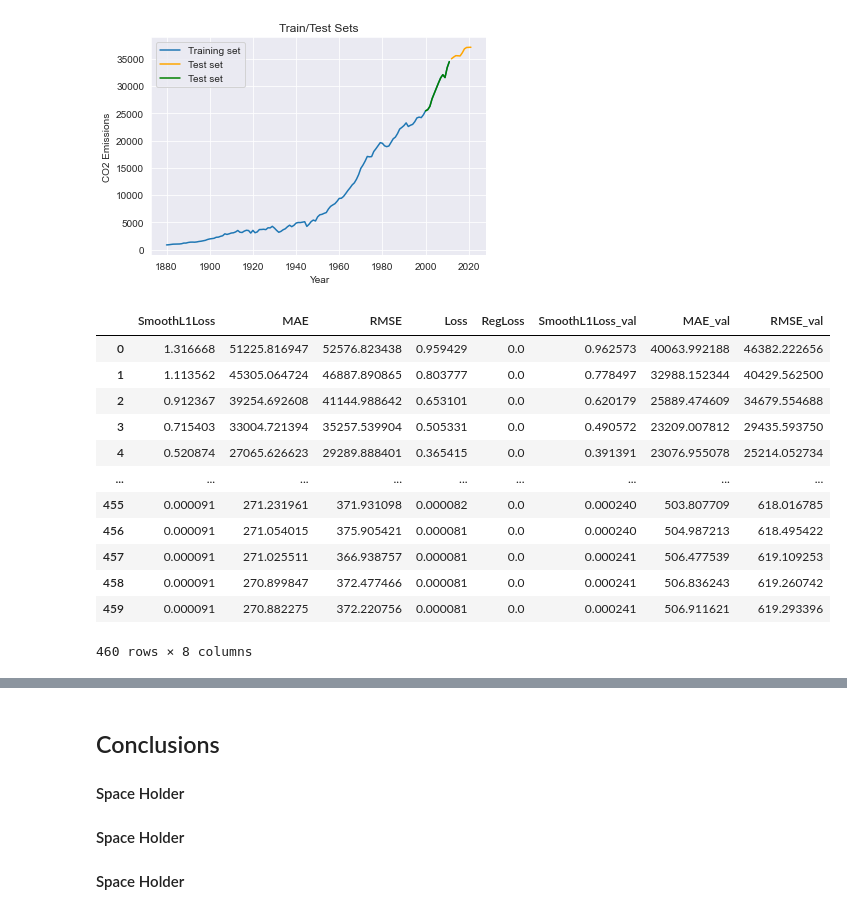
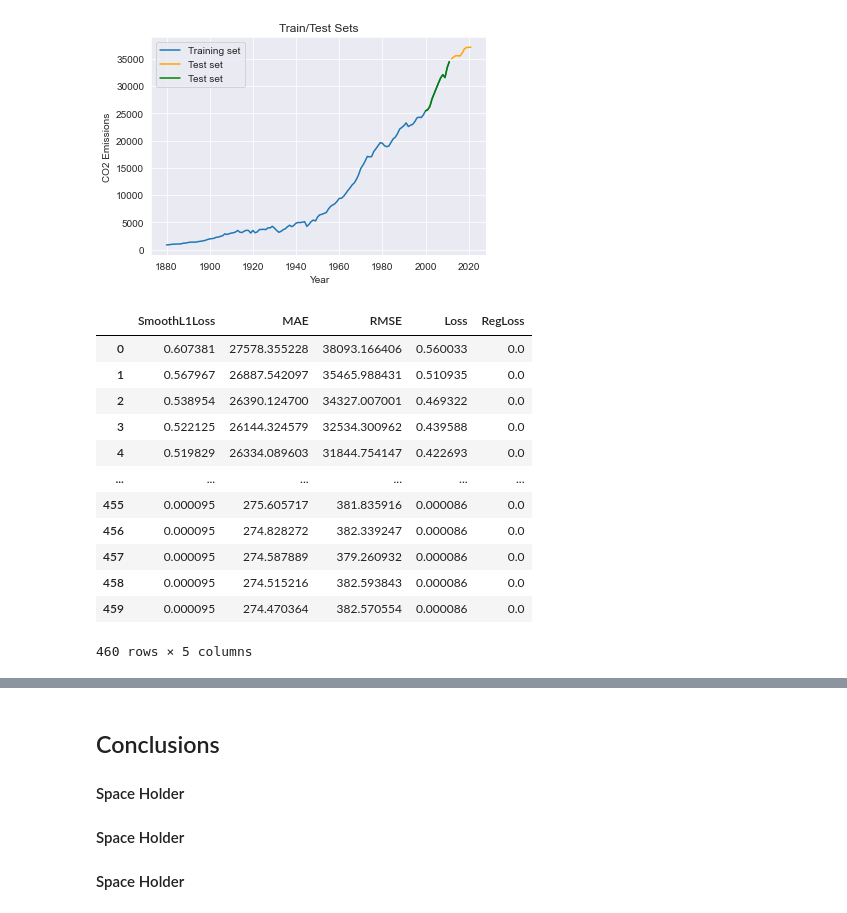
Before and after one commit to cmhollman/emissions_project, a Jupyter notebook: time_series_notebook.ipynb, the cells around one changed output, grey strips where cells are left out. Cells and saved outputs as stored; diff of their text form; code cells hidden in the pictures.

```diff
--- a/time_series_notebook.ipynb
+++ b/time_series_notebook.ipynb
@@ -95,18 +96,18 @@ plt.legend();
 [figure]
 # %%
 m1 = NeuralProphet(changepoints_range =.9,n_forecasts=2,n_lags=1)
-m1.fit(ts_train, validation_df=ts_val, freq = 'YS')
+m1.fit(ts_train, freq = 'YS')
 # %% [output]
-|  | SmoothL1Loss | MAE | RMSE | Loss | RegLoss | SmoothL1Loss_val | MAE_val | RMSE_val |
-| 0 | 1.316668 | 51225.816947 | 52576.823438 | 0.959429 | 0.0 | 0.962573 | 40063.992188 | 46382.222656 |
-| 1 | 1.113562 | 45305.064724 | 46887.890865 | 0.803777 | 0.0 | 0.778497 | 32988.152344 | 40429.562500 |
-| 2 | 0.912367 | 39254.692608 | 41144.988642 | 0.653101 | 0.0 | 0.620179 | 25889.474609 | 34679.554688 |
-| 3 | 0.715403 | 33004.721394 | 35257.539904 | 0.505331 | 0.0 | 0.490572 | 23209.007812 | 29435.593750 |
-| 4 | 0.520874 | 27065.626623 | 29289.888401 | 0.365415 | 0.0 | 0.391391 | 23076.955078 | 25214.052734 |
-| ... | ... | ... | ... | ... | ... | ... | ... | ... |
-| 455 | 0.000091 | 271.231961 | 371.931098 | 0.000082 | 0.0 | 0.000240 | 503.807709 | 618.016785 |
-| 456 | 0.000091 | 271.054015 | 375.905421 | 0.000081 | 0.0 | 0.000240 | 504.987213 | 618.495422 |
-| 457 | 0.000091 | 271.025511 | 366.938757 | 0.000081 | 0.0 | 0.000241 | 506.477539 | 619.109253 |
-| 458 | 0.000091 | 270.899847 | 372.477466 | 0.000081 | 0.0 | 0.000241 | 506.836243 | 619.260742 |
-| 459 | 0.000091 | 270.882275 | 372.220756 | 0.000081 | 0.0 | 0.000241 | 506.911621 | 619.293396 |
+|  | SmoothL1Loss | MAE | RMSE | Loss | RegLoss |
+| 0 | 0.607381 | 27578.355228 | 38093.166406 | 0.560033 | 0.0 |
+| 1 | 0.567967 | 26887.542097 | 35465.988431 | 0.510935 | 0.0 |
+| 2 | 0.538954 | 26390.124700 | 34327.007001 | 0.469322 | 0.0 |
+| 3 | 0.522125 | 26144.324579 | 32534.300962 | 0.439588 | 0.0 |
+| 4 | 0.519829 | 26334.089603 | 31844.754147 | 0.422693 | 0.0 |
+| ... | ... | ... | ... | ... | ... |
+| 455 | 0.000095 | 275.605717 | 381.835916 | 0.000086 | 0.0 |
+| 456 | 0.000095 | 274.828272 | 382.339247 | 0.000086 | 0.0 |
+| 457 | 0.000095 | 274.587889 | 379.260932 | 0.000086 | 0.0 |
+| 458 | 0.000095 | 274.515216 | 382.593843 | 0.000086 | 0.0 |
+| 459 | 0.000095 | 274.470364 | 382.570554 | 0.000086 | 0.0 |
-460 rows × 8 columns
+460 rows × 5 columns
```
Also changed, not shown: parts of 8 cells of this notebook.
